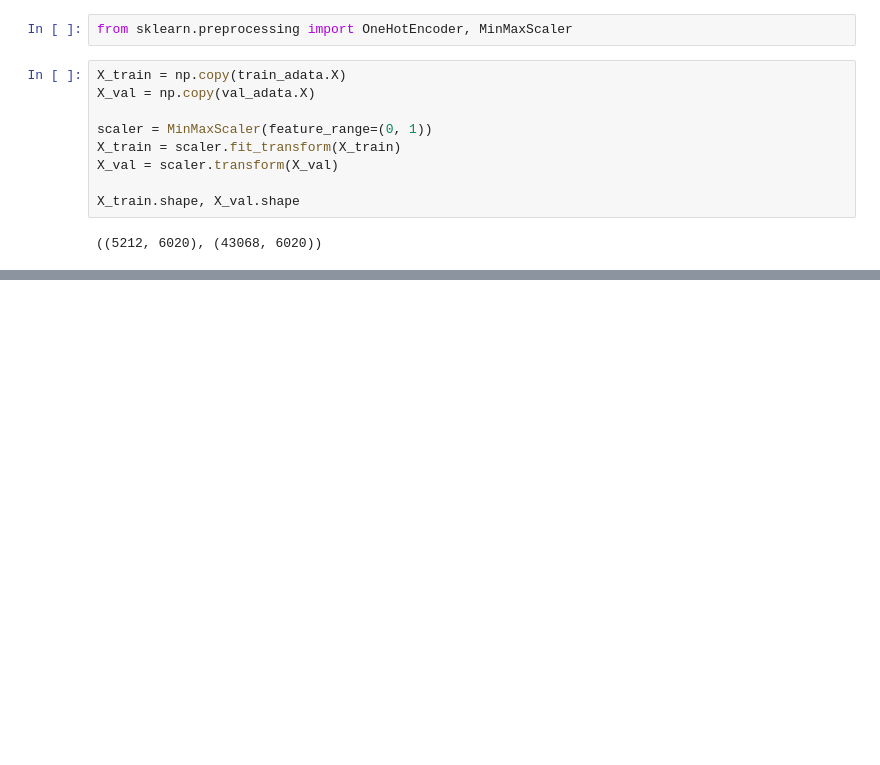
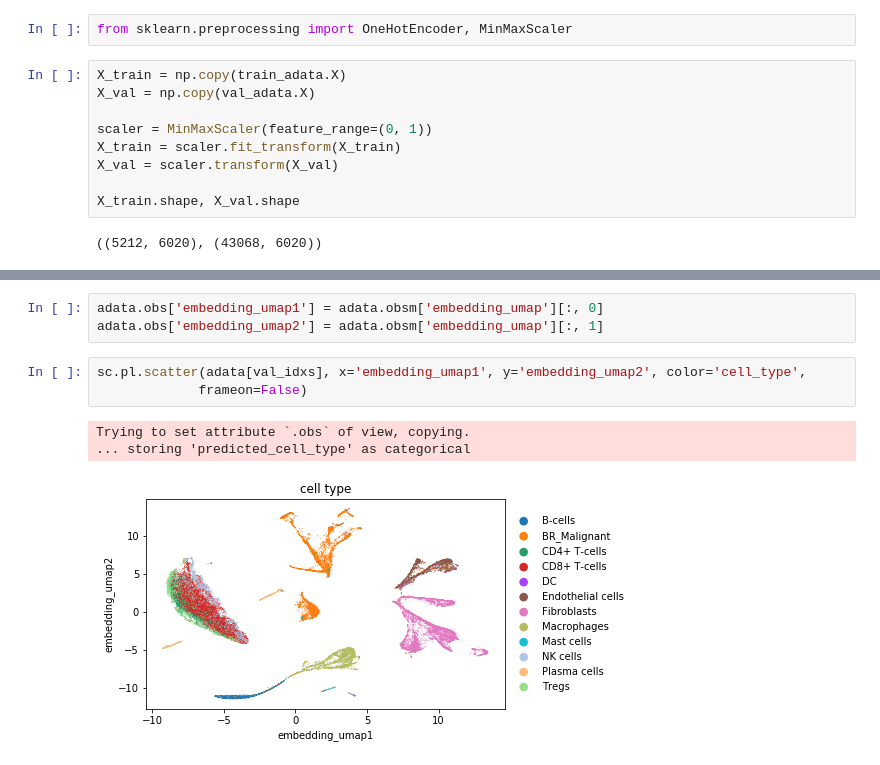
Before and after one commit to ding-lab/pollock, a Jupyter notebook: notebooks/bvae.ipynb, the cells around one changed output, grey strips where cells are left out. Cells and saved outputs as stored; diff of their text form; blank space fills up the shorter version.

```diff
--- a/notebooks/bvae.ipynb
+++ b/notebooks/bvae.ipynb
@@ -602,0 +659,10 @@ KeyboardInterrupt:
+# %%
+adata.obs['embedding_umap1'] = adata.obsm['embedding_umap'][:, 0]
+adata.obs['embedding_umap2'] = adata.obsm['embedding_umap'][:, 1]
+# %%
+sc.pl.scatter(adata[val_idxs], x='embedding_umap1', y='embedding_umap2', color='cell_type',
+             frameon=False)
+# %% [output]
+Trying to set attribute `.obs` of view, copying.
+... storing 'predicted_cell_type' as categorical
+[figure, added]
```
Also changed, not shown: parts of 30 cells of this notebook.
